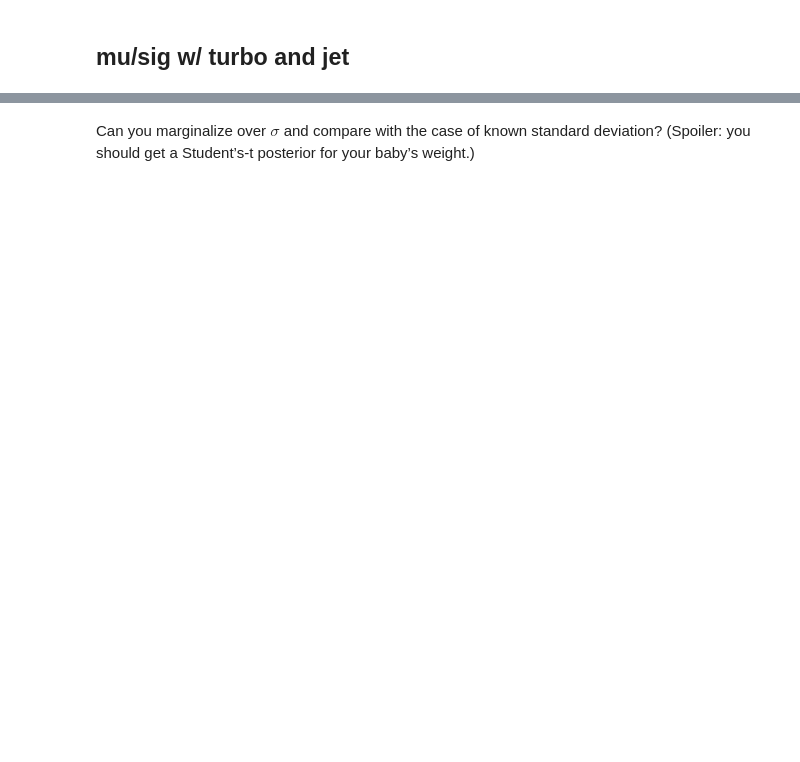
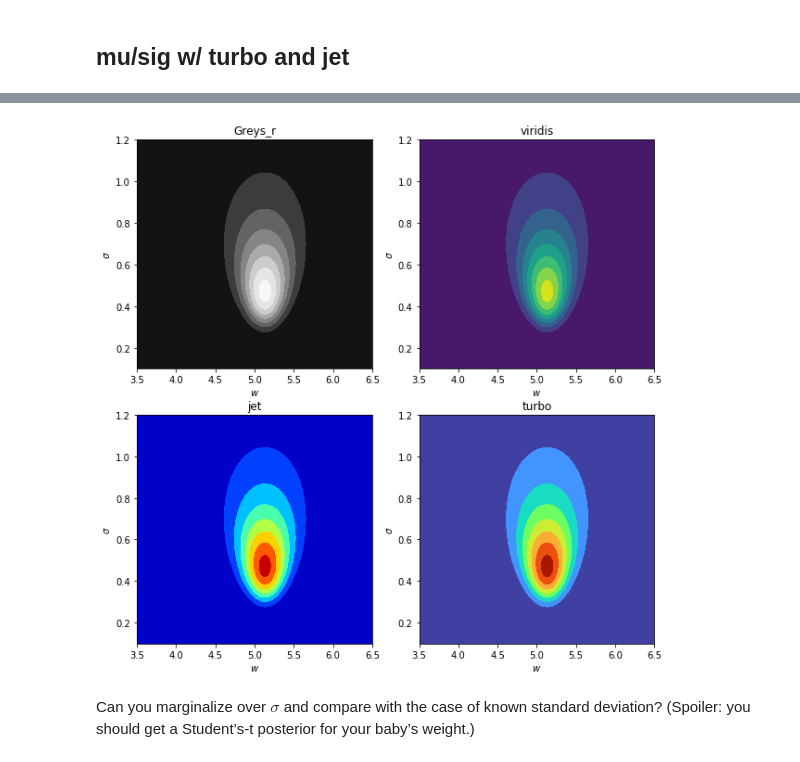
Before and after one commit to eteq/AstroHackWeek2019, a Jupyter notebook: day3_bayes/ahw_intro_incomplete.ipynb, the cells around one changed output, grey strips where cells are left out. Drawn from its saved outputs; the diff is of its cells as text; code cells hidden in the pictures; blank space fills up the shorter version.

```diff
--- a/day3_bayes/ahw_intro_incomplete.ipynb
+++ b/day3_bayes/ahw_intro_incomplete.ipynb
@@ -127,3 +118,12 @@ for ax in axs.ravel():
+# %%
+fig, axs = plt.subplots(2, 2, figsize=(10, 10))
+for ax, cmap in zip(axs.ravel(), ['Greys_r', 'viridis', 'jet', turbo_cmap]):
+    contours = ax.contourf(weight_grid, error_grid, post.T, cmap=cmap)
+    ax.set_xlabel(r'$w$')
+    ax.set_ylabel(r'$\sigma$')
+    ax.set_title(contours.cmap.name)
+# %% [output]
+[figure, added]
 # %% [markdown]
 Can you marginalize over $\sigma$ and compare with the case of known standard deviation? (Spoiler: you should get a Student’s-t posterior for your baby’s weight.)
 # %%
```
Also changed, not shown: parts of 4 cells of this notebook.
